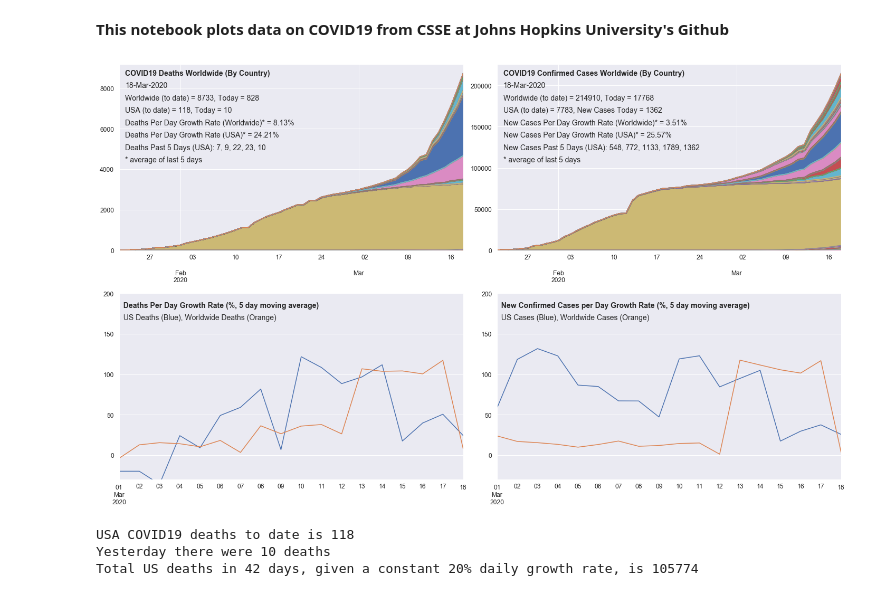
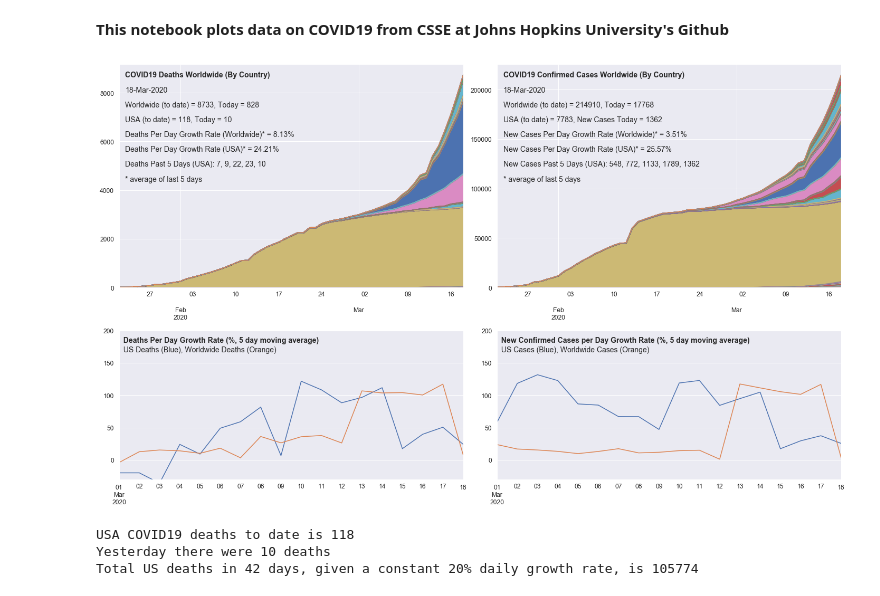
Before and after one commit to danlaw/covid19-analysis, a Jupyter notebook: covid.ipynb, the cells around one changed output. Saved outputs shown, nothing was run; the diff lists cells and outputs as text; code cells hidden in the pictures.

Commit message:
Change ratio of plots

```diff
--- a/covid.ipynb
+++ b/covid.ipynb
@@ -35,7 +35,10 @@ R2.index = pd.to_datetime(R2.index)
 #Plot data
 
 #Set up plot
-fig, ((axarr1, axarr2), (axarr3, axarr4)) = plt.subplots(nrows=2, ncols=2, figsize=(20, 12))
+fig, ((axarr1, axarr2), (axarr3, axarr4)) = plt.subplots(nrows=2, ncols=2, figsize=(20, 12),
+                       gridspec_kw={
+                           'width_ratios': [1, 1],
+                           'height_ratios': [1.5, 1]})
 
 #latest date in data set
 Date = D2.index[-1]
@@ -90,34 +93,34 @@ axarr1.text(D2.index[1], WWDeathsToDate*.65, "Deaths Per Day Growth Rate (USA)*
 axarr1.text(D2.index[1], WWDeathsToDate*.58, "Deaths Past 5 Days (USA): {}, {}, {}, {}, {}".format(L5D[-5],L5D[-4],L5D[-3],L5D[-2],L5D[-1]), ha="left", va="center", rotation=0, fontsize=14)
 axarr1.text(D2.index[1], WWDeathsToDate*.51, '* average of last ' + str(MovingAveDays) + ' days', ha="left", va="center", rotation=0, fontsize=14)
 
 #plot stacked area chart of confirmed cases
 C2.plot(kind='area', legend=False, ax=axarr2)
 axarr2.text(C2.index[1], WWCasesToDate, "COVID19 Confirmed Cases Worldwide (By Country)", ha="left", va="center", rotation=0, fontsize=14, fontweight='bold')
 axarr2.text(C2.index[1], WWCasesToDate*.93, str(Date.strftime("%d-%b-%Y")), ha="left", va="center", rotation=0, fontsize=14)
 axarr2.text(C2.index[1], WWCasesToDate*.86, "Worldwide (to date) = " + str(WWCasesToDate) + ", Today = " + str(WWNewCasesPerDay[-1]), ha="left", va="center", rotation=0, fontsize=14)
 axarr2.text(C2.index[1], WWCasesToDate*.79, "USA (to date) = " + str(USCasesToDate) + ", New Cases Today = " + str(USNewCasesPerDay[-1]), ha="left", va="center", rotation=0, fontsize=14)
 axarr2.text(C2.index[1], WWCasesToDate*.72, "New Cases Per Day Growth Rate (Worldwide)* = " + "{:.2f}".format(LatestWWCasesGrowthRate) + '%', ha="left", va="center", rotation=0, fontsize=14)
 axarr2.text(C2.index[1], WWCasesToDate*.65, "New Cases Per Day Growth Rate (USA)* = " + "{:.2f}".format(LatestUSCasesGrowthRate) + '%', ha="left", va="center", rotation=0, fontsize=14)
 axarr2.text(C2.index[1], WWCasesToDate*.58, "New Cases Past 5 Days (USA): {}, {}, {}, {}, {}".format(L5C[-5],L5C[-4],L5C[-3],L5C[-2],L5C[-1]), ha="left", va="center", rotation=0, fontsize=14)
 axarr2.text(C2.index[1], WWCasesToDate*.51, '* average of last ' + str(MovingAveDays) + ' days', ha="left", va="center", rotation=0, fontsize=14)
 
 #plot death growth rate over time (based on moving agerage)
 USNewDeathsPerDayGrowthMA[38:].plot.line(ax=axarr3)
 WWDeathsPerDayGrowthRateMA[38:].plot.line(ax=axarr3)
 axarr3.text(USNewDeathsPerDayGrowthMA.index[38], 185, '  Deaths Per Day Growth Rate (%, ' + str(MovingAveDays) + ' day moving average)', ha="left", va="center", rotation=0, fontsize=14, fontweight='bold')
 axarr3.text(USNewDeathsPerDayGrowthMA.index[38], 170, '  US Deaths (Blue), Worldwide Deaths (Orange)', ha="left", va="center", rotation=0, fontsize=14)
 axarr3.set_ylim([-30,200])
 
 #plot confirmed cases growth rate over time (based on moving agerage)
 USNewCasesPerDayGrowthMA[38:].plot.line(ax=axarr4)
 WWNewCasesPerDayGrowthRateMA[38:].plot.line(ax=axarr4)
 axarr4.text(USNewCasesPerDayGrowthMA.index[38], 185, '  New Confirmed Cases per Day Growth Rate (%, ' + str(MovingAveDays) + ' day moving average)', ha="left", va="center", rotation=0, fontsize=14, fontweight='bold')
 axarr4.text(USNewCasesPerDayGrowthMA.index[38], 170, '  US Cases (Blue), Worldwide Cases (Orange)', ha="left", va="center", rotation=0, fontsize=14)
 axarr4.set_ylim([-30,200])
 
 plt.tight_layout()
 # %% [output]
-[figure, old version]
+[figure, new version]
 # %%
 #make some projections on total US deaths in future
 Rate = 1.2 #For 20% daily growth rate, use 1.2
```
